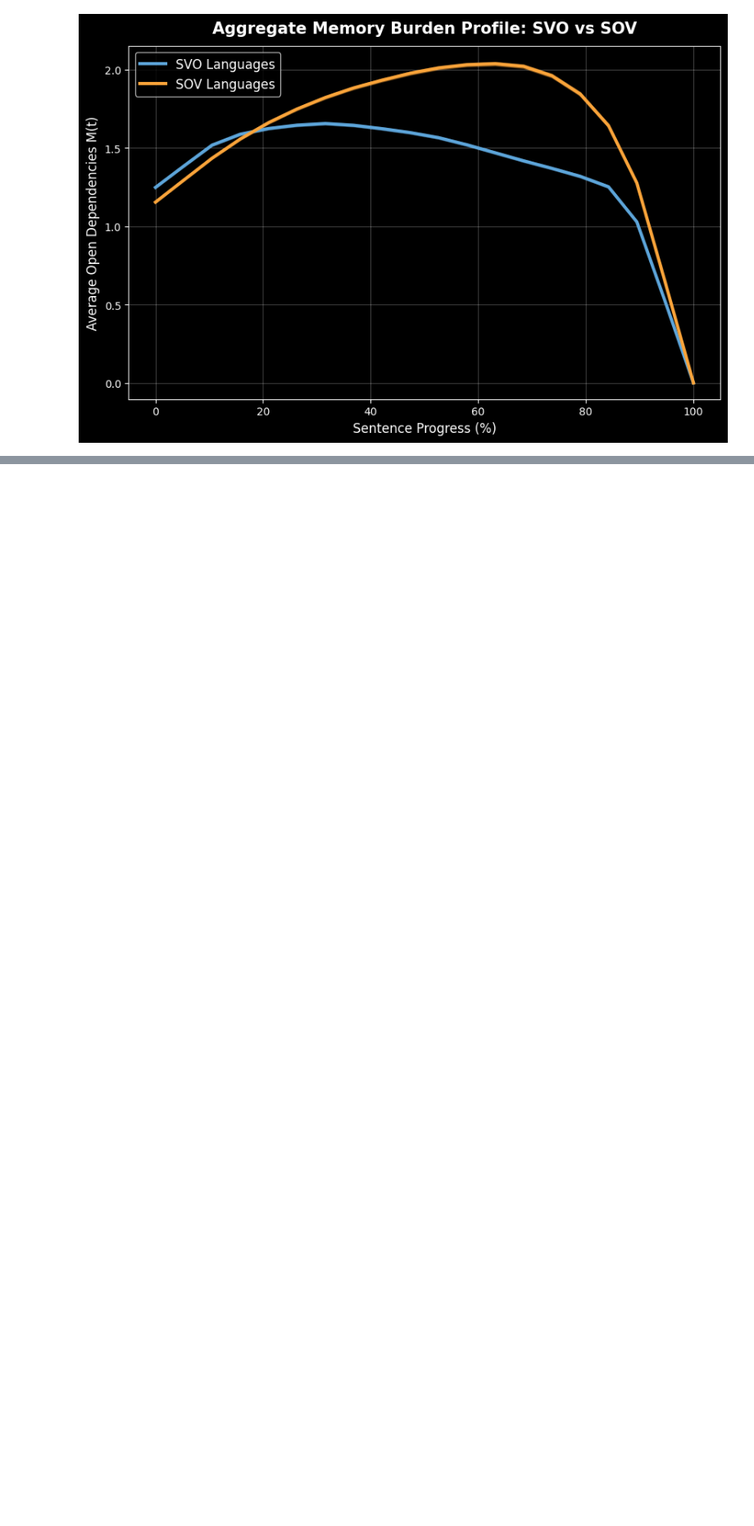
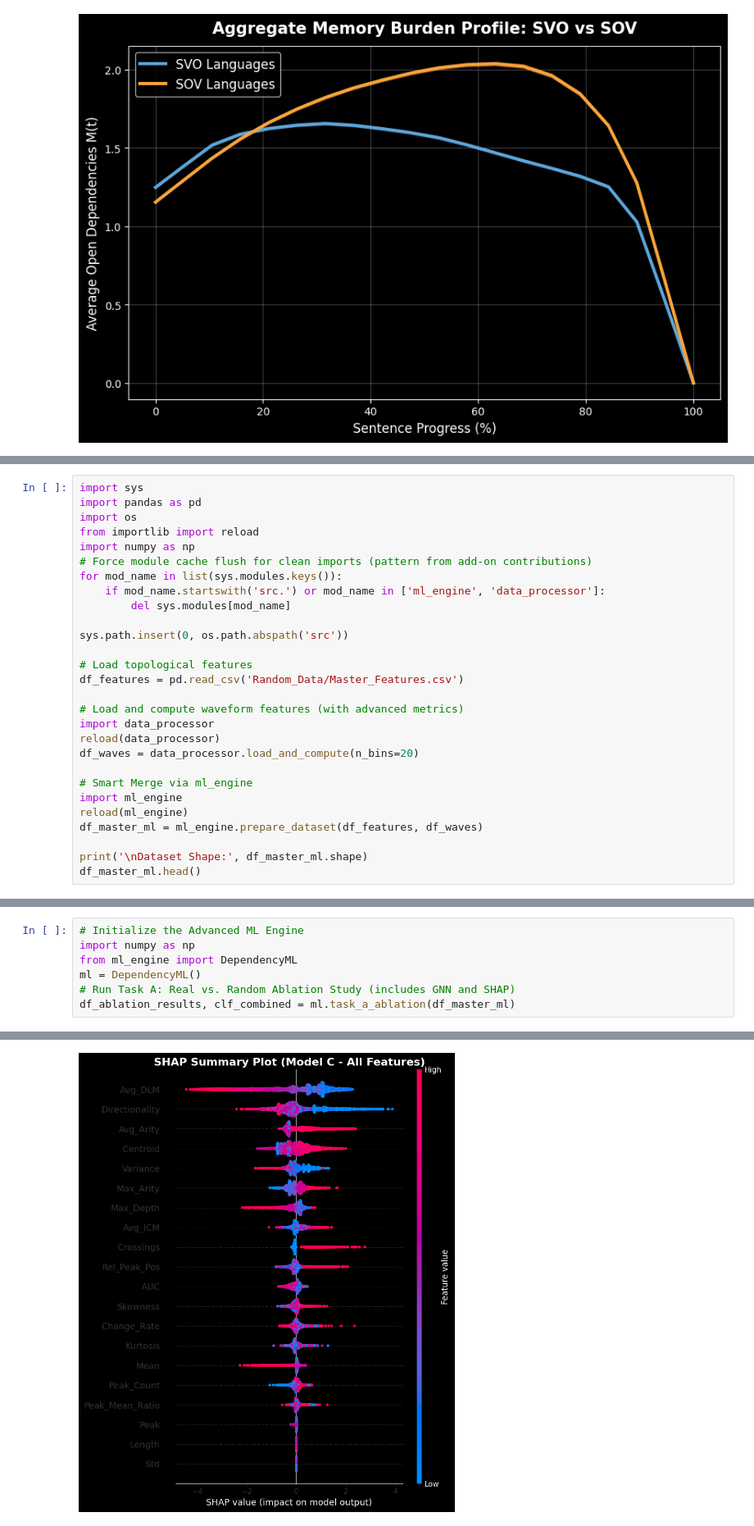
Before and after one commit to Tr-affable/CGS_Project, a Jupyter notebook: CGS410_Project.ipynb, the cells around one changed output, grey strips where cells are left out. Shown at 82% size. Drawn from its saved outputs; the diff is of its cells as text; blank space fills up the shorter version.

```diff
--- a/CGS410_Project.ipynb
+++ b/CGS410_Project.ipynb
@@ -659,0 +628,28 @@ Consolidated ML Dataset Sample:
+# %%
+import sys
+import pandas as pd
+import os
+from importlib import reload
+import numpy as np
+# Force module cache flush for clean imports (pattern from add-on contributions)
+for mod_name in list(sys.modules.keys()):
+    if mod_name.startswith('src.') or mod_name in ['ml_engine', 'data_processor']:
+        del sys.modules[mod_name]
+
+sys.path.insert(0, os.path.abspath('src'))
+
+# Load topological features
+df_features = pd.read_csv('Random_Data/Master_Features.csv')
+
+# Load and compute waveform features (with advanced metrics)
+import data_processor
+reload(data_processor)
+df_waves = data_processor.load_and_compute(n_bins=20)
+
+# Smart Merge via ml_engine
+import ml_engine
+reload(ml_engine)
+df_master_ml = ml_engine.prepare_dataset(df_features, df_waves)
+
+print('\nDataset Shape:', df_master_ml.shape)
+df_master_ml.head()
@@ -659,0 +669,8 @@ Consolidated ML Dataset Sample:
+# %%
+# Initialize the Advanced ML Engine
+import numpy as np
+from ml_engine import DependencyML
+ml = DependencyML()
+# Run Task A: Real vs. Random Ablation Study (includes GNN and SHAP)
+df_ablation_results, clf_combined = ml.task_a_ablation(df_master_ml)
+# %% [output]
@@ -659,0 +744 @@ Consolidated ML Dataset Sample:
+[figure, added]
```
Also changed, not shown: parts of 8 cells of this notebook, 3 other files.
